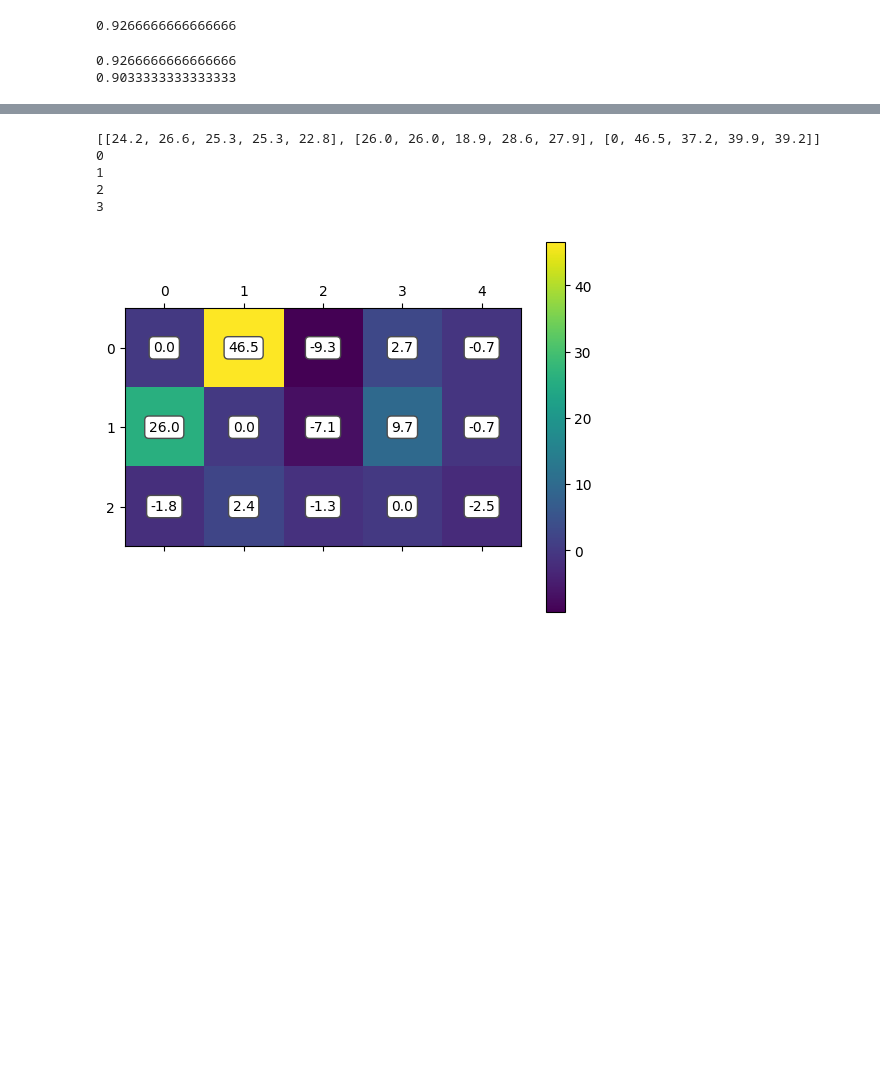
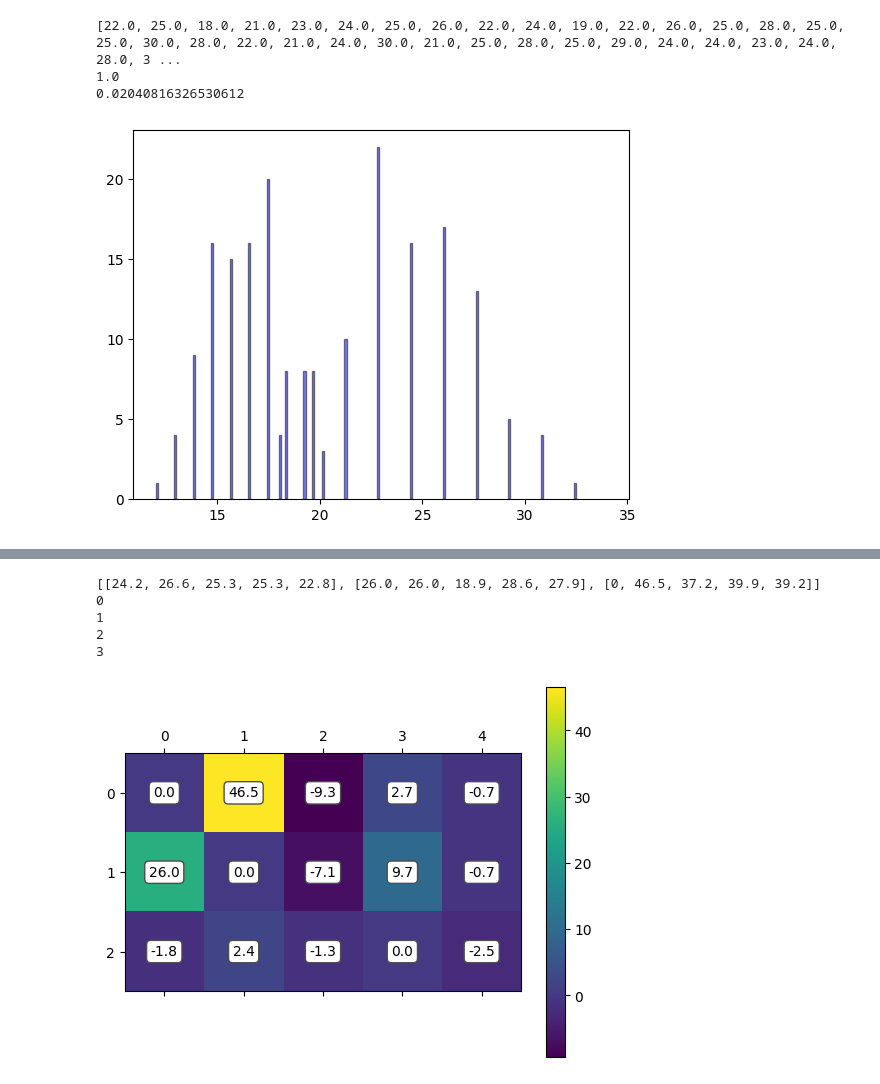
Before and after one commit to 26102022/shemes, a Jupyter notebook: Untitled.ipynb, the cells around one changed output, grey strips where cells are left out. Drawn from its saved outputs; the diff is of its cells as text; code cells hidden in the pictures; blank space fills up the shorter version.

```diff
--- a/Untitled.ipynb
+++ b/Untitled.ipynb
@@ -8,7 +9,7 @@ random.random()
 # %%
 list1=[]
-for i in range(600):
-    list1.append(round(random.gauss(17, 5.1),1))
+for i in range(100):
+    list1.append(round(random.gauss(25,3.0),0))
 # %%
 list2=[]
 countu=0
@@ -38,44 +18,20 @@ Counter({15.3: 11, 21.7: 9, 19.2: 8, 17.5: 8, 16.9: 8, 20.2: 7, 20.4: 7, 17.1: 7
-# %%
-c=[]
-a=list1
-b=list2
-
-
-for i in a:
-    for j in b:
-        if i == j:
-            c.append(i)
-            break
-
-print(len(c)/len((a)))
-# %% [output]
-0.9266666666666666
-# %%
-c=[]
-
-a=list1
-b=list2
-
-
-for i in a:
-    for j in b:
-        if i == j:
-            c.append(i)
-            break
-
-print(len(c)/len((a)))
-c1=[]
-a=list2
-b=list1
-
-
-for i in a:
-    for j in b:
-        if i == j:
-            c1.append(i)
-            break
-
-print(len(c1)/len((a)))
-# %% [output]
-0.9266666666666666
-0.9033333333333333
+# %%
+
+
+plt.hist(list2, width=0.1, alpha=0.5,edgecolor='black', color='blue')
+plt.hist(list1, width=0.1,alpha=0.5,edgecolor='black', color='blue')
+e = [1,2]
+f = [1,2]
+
+print(list1,list2)
+def jaccard(list1, list2):
+ intersection = len(list(set(list1).intersection(list2)))
+ union = (len(list1) + len(list2)) - intersection
+ return float(intersection) / union
+print(jaccard(e,f))
+print(jaccard(list1,list2))
+# %% [output]
+[22.0, 25.0, 18.0, 21.0, 23.0, 24.0, 25.0, 26.0, 22.0, 24.0, 19.0, 22.0, 26.0, 25.0, 28.0, 25.0, 25.0, 30.0, 28.0, 22.0, 21.0, 24.0, 30.0, 21.0, 25.0, 28.0, 25.0, 29.0, 24.0, 24.0, 23.0, 24.0, 28.0, 3 ...
+1.0
+0.02040816326530612
+[figure, added]
```
Also changed, not shown: parts of 13 cells of this notebook, 3 other files.
